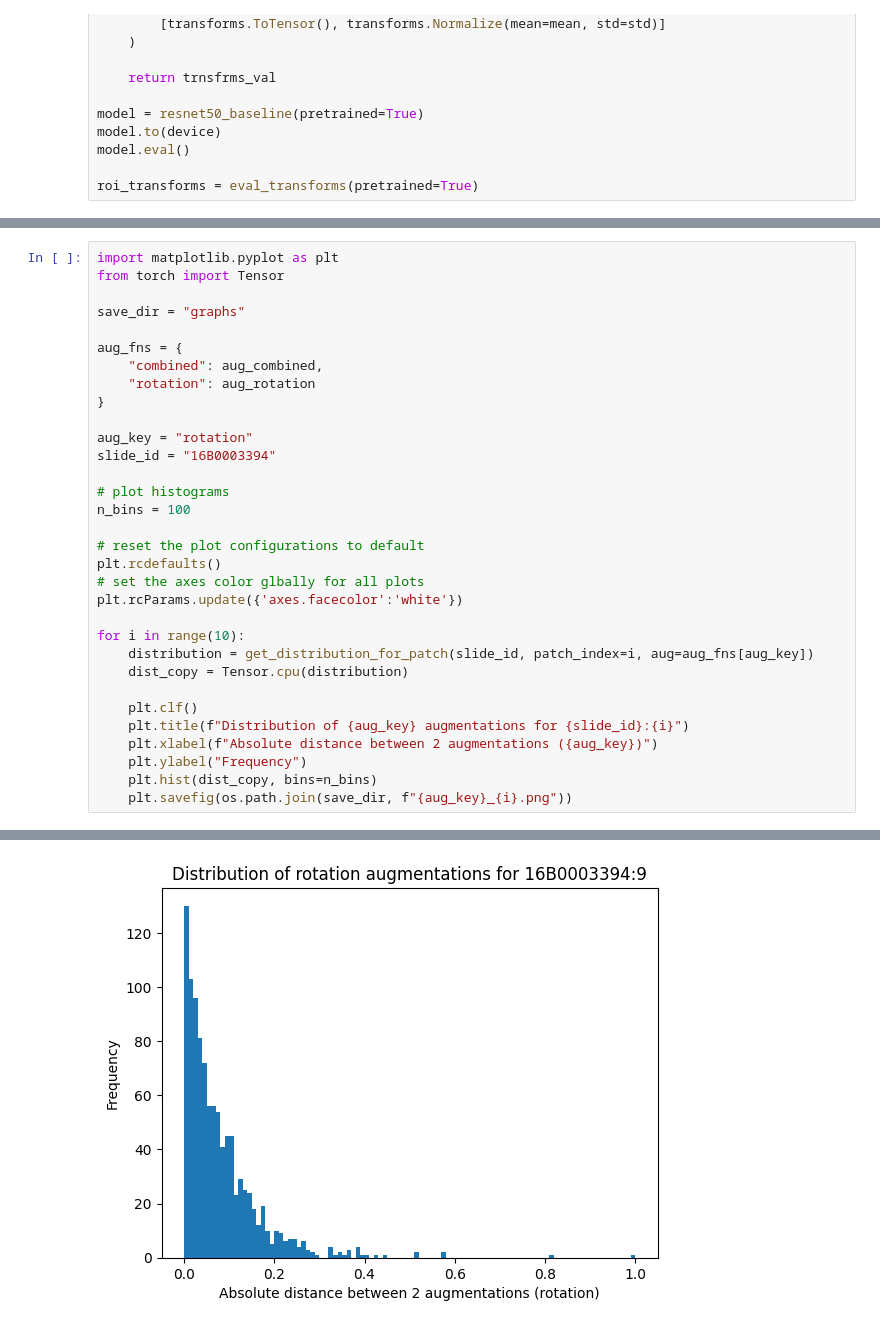
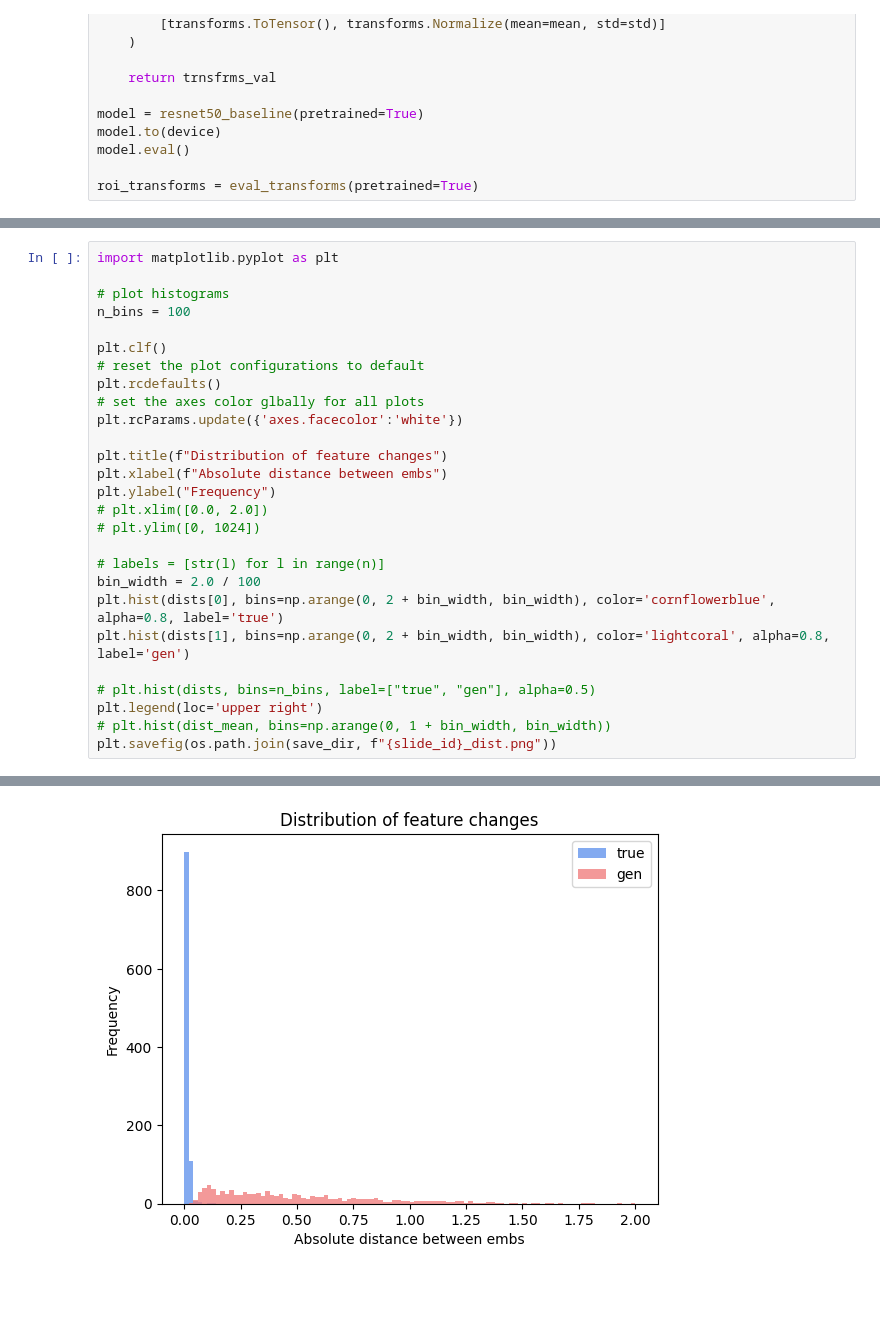
Before and after one commit to imaadzaffar/emb-augmenter, a Jupyter notebook: emb_features_distribution.ipynb, the cells around one changed output, grey strips where cells are left out. Drawn from its saved outputs; the diff is of its cells as text; blank space fills up the shorter version.

```diff
--- a/emb_features_distribution.ipynb
+++ b/emb_features_distribution.ipynb
@@ -124,33 +198,28 @@ def get_distribution_for_patch(slide_id, patch_index, aug):
 # %%
 import matplotlib.pyplot as plt
-from torch import Tensor
-
-save_dir = "graphs"
-
-aug_fns = {
-    "combined": aug_combined,
-    "rotation": aug_rotation
-}
-
-aug_key = "rotation"
-slide_id = "16B0003394"
 
 # plot histograms
 n_bins = 100
 
+plt.clf()
 # reset the plot configurations to default
 plt.rcdefaults()
 # set the axes color glbally for all plots
 plt.rcParams.update({'axes.facecolor':'white'})
 
-for i in range(10):
-    distribution = get_distribution_for_patch(slide_id, patch_index=i, aug=aug_fns[aug_key])
-    dist_copy = Tensor.cpu(distribution)
+plt.title(f"Distribution of feature changes")
+plt.xlabel(f"Absolute distance between embs")
+plt.ylabel("Frequency")
+# plt.xlim([0.0, 2.0])
+# plt.ylim([0, 1024])
 
-    plt.clf()
-    plt.title(f"Distribution of {aug_key} augmentations for {slide_id}:{i}")
-    plt.xlabel(f"Absolute distance between 2 augmentations ({aug_key})")
-    plt.ylabel("Frequency")
-    plt.hist(dist_copy, bins=n_bins)
-    plt.savefig(os.path.join(save_dir, f"{aug_key}_{i}.png"))
+# labels = [str(l) for l in range(n)]
+bin_width = 2.0 / 100
+plt.hist(dists[0], bins=np.arange(0, 2 + bin_width, bin_width), color='cornflowerblue', alpha=0.8, label='true')
+plt.hist(dists[1], bins=np.arange(0, 2 + bin_width, bin_width), color='lightcoral', alpha=0.8, label='gen')
+
+# plt.hist(dists, bins=n_bins, label=["true", "gen"], alpha=0.5)
+plt.legend(loc='upper right')
+# plt.hist(dist_mean, bins=np.arange(0, 1 + bin_width, bin_width))
+plt.savefig(os.path.join(save_dir, f"{slide_id}_dist.png"))
 # %% [output]
@@ -174 +226 @@ tensor(0., device='cuda:0')
-[figure, old version]
+[figure, new version]
```
Also changed, not shown: parts of 6 cells of this notebook, 41 other files.
